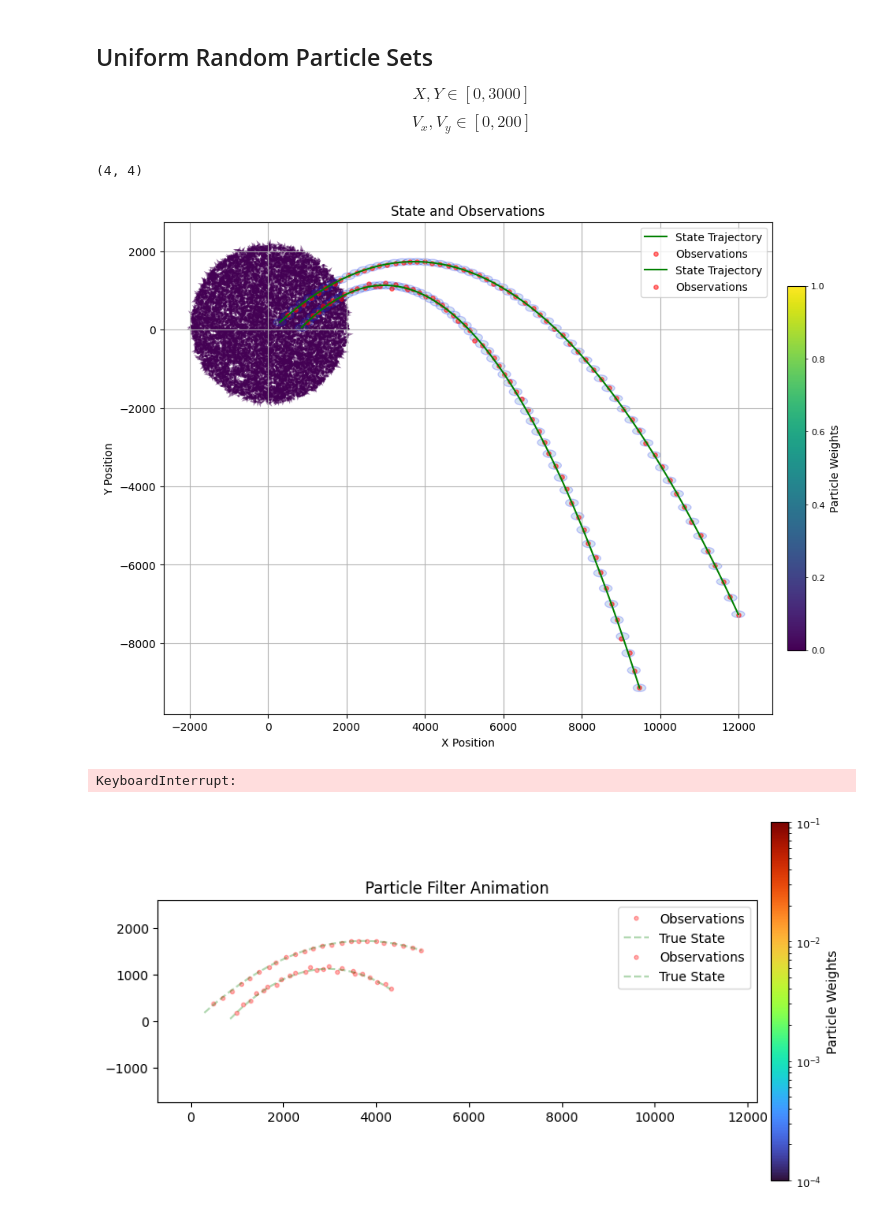
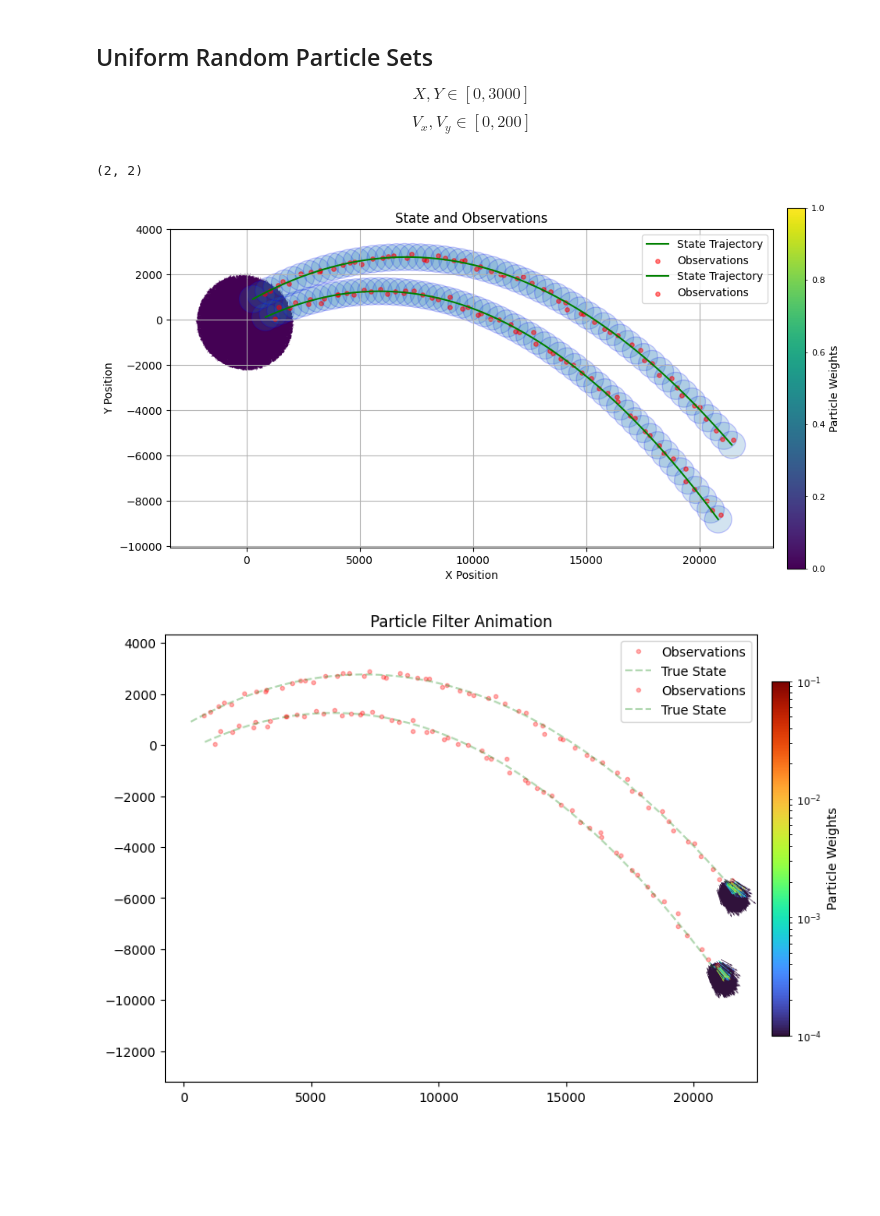
Before and after one commit to Horizon-42/particle_filter, a Jupyter notebook: run_partickle_filter.ipynb, the cells around one changed output. Saved outputs shown, nothing was run; the diff lists cells and outputs as text; code cells hidden in the pictures; blank space fills up the shorter version.

```diff
--- a/run_partickle_filter.ipynb
+++ b/run_partickle_filter.ipynb
@@ -20,7 +20,7 @@ ball_num = 2
 delta_t = 1
 
 # create observ model for simulating and particle filter
-observ_model = NormalObservation(ball_num, 1000)
+observ_model = NormalObservation(ball_num, 10000)
 
 # init_state = np.array([[0], [50], [300], [300]])  # Initial state: [x, y, vx, vy]
 simulator = BallThrowingSimulator(delta_t=delta_t, init_state=None, ball_num=ball_num, observ_model=observ_model)
@@ -62,8 +61,8 @@ plot_particles(ax, init_particles, init_weights)
 plot_observations(ax, states, observations, pf.observe_model.R)
 plt.show()
 # %% [output]
-(4, 4)
+(2, 2)
-[figure, old version]
+[figure, new version]
 # %%
 import matplotlib.pyplot as plt
 import numpy as np
@@ -84,8 +83,9 @@ ax.set_title("Particle Filter Animation")
 print(states.shape, observations.shape)
 all_x = np.concatenate((states[:, 0], observations[:, 0]))
 all_y = np.concatenate((states[:, 1], observations[:, 1]))
-x_min, x_max = np.min(all_x) - 1000, np.max(all_x) + 200
-y_min, y_max = -np.max(all_y), 1.5 * np.max(all_y)
+x_min, x_max = np.min(all_x) - 1000, np.max(all_x) + 1000
+y_min, y_max = 1.5*np.min(all_y), 1.5 * np.max(all_y)
+
 ax.set_xlim(x_min, x_max)
 ax.set_ylim(y_min, y_max)
 ax.set_aspect('equal')
@@ -126,32 +126,31 @@ plt.legend()
 plt.savefig(f"outputs/frame_000.png", dpi=150)
 display(fig)
 # 主循环：逐帧绘图并保存为 PNG
 for frame in range(1, states.shape[0]):
     particles, weights = pf.update(particles, weights, observations[frame-1])
 
     for i in range(ball_num):
         particles_quiver, observations_plot, true_state_plot  = quivers[i], observ_slots[i], state_slots[i]
 
         particles_quiver.set_offsets(particles[:, :2, i])
         particles_quiver.set_UVC(particles[:, 2, i], particles[:, 3, i])
         particles_quiver.set_color(sm.to_rgba(weights))
 
         observations_plot.set_data(observations[:frame, 0, i], observations[:frame, 1, i])
         true_state_plot.set_data(states[:frame+1, 0, i], states[:frame+1, 1, i])
 
     clear_output(wait=True)
     display(fig)
     # 保存帧
     plt.savefig(f"outputs/frame_{frame:03d}.png", dpi=150)
 
 # plt.close(fig)  # 完成后关闭图形
 plt.ioff()
 plt.close(fig)
 
 # save to gif
 gif_frames = [Image.open(f"outputs/frame_{frame:03d}.png") for frame in range(states.shape[0])]
 gif_path = "outputs/particle_filter_animation.gif"
 gif_frames[0].save(gif_path, save_all=True, append_images=gif_frames[1:], duration=300, loop=0)
 # %% [output]
-KeyboardInterrupt:
-[figure, old version]
+[figure, new version]
```
Also changed, not shown: parts of 1 cell of this notebook, 5 other files.
